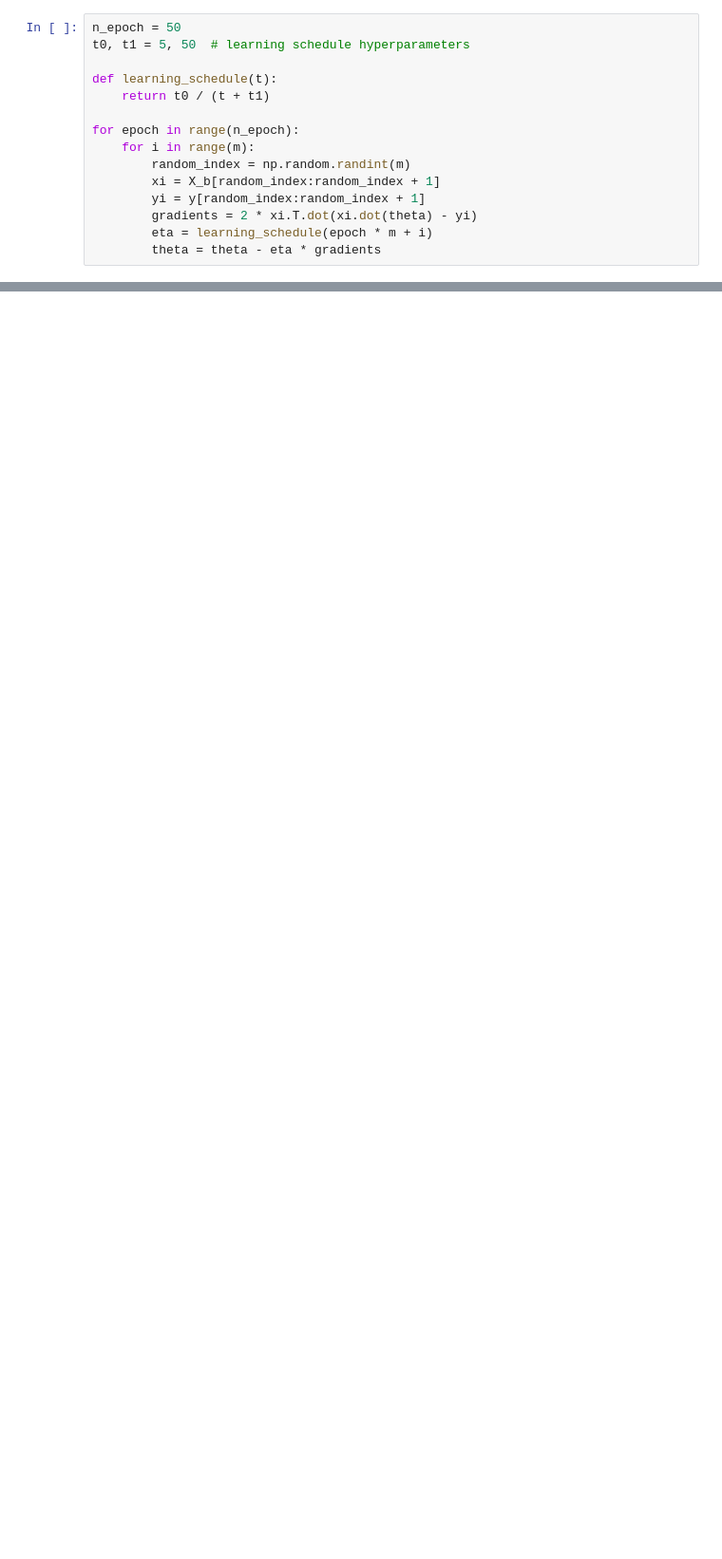
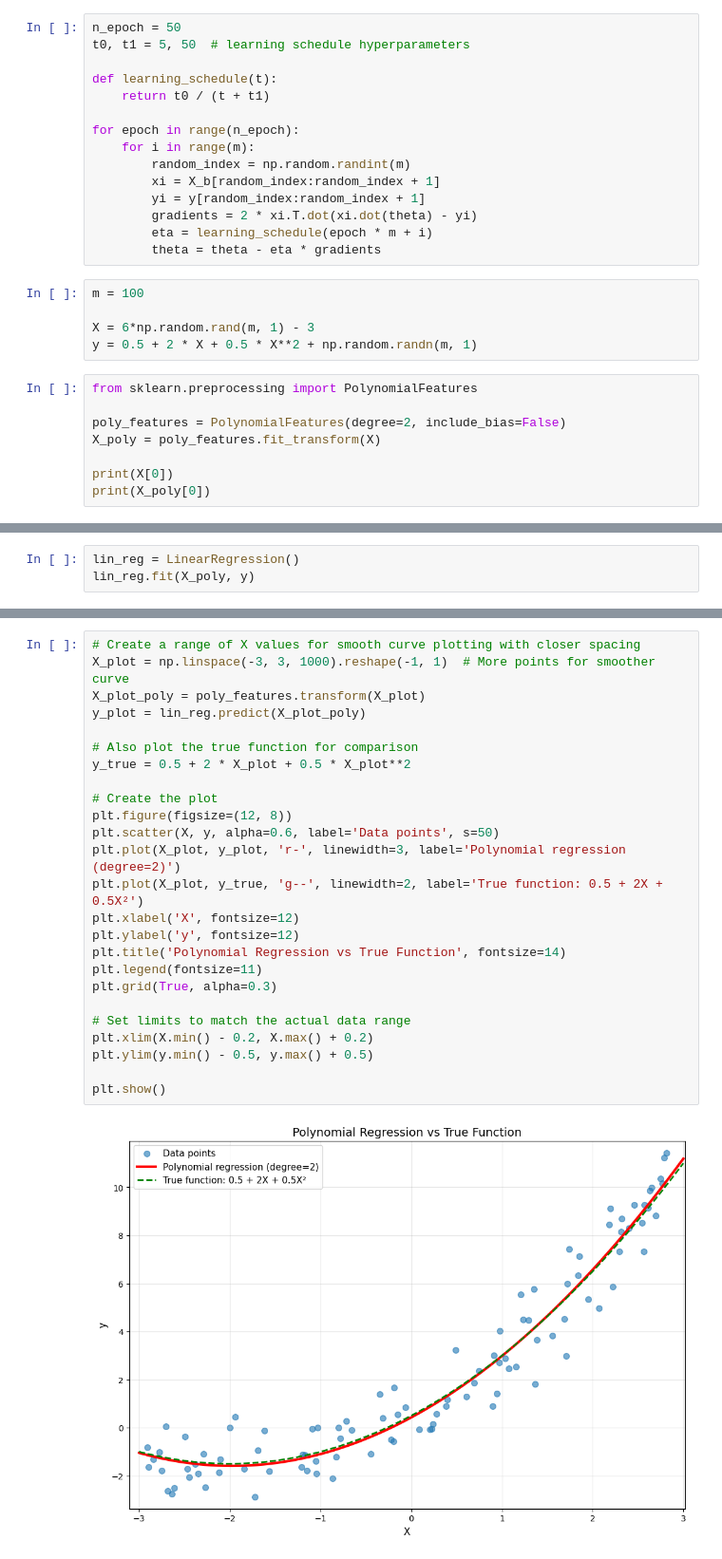
Before and after one commit to Vinuitik/AI_code, a Jupyter notebook: Hands-on-Machine Learning/TrainingModels.ipynb, the cells around one changed output, grey strips where cells are left out. Shown at 95% size. Saved outputs shown, nothing was run; the diff lists cells and outputs as text; blank space fills up the shorter version.

```diff
--- a/Hands-on-Machine Learning/TrainingModels.ipynb
+++ b/Hands-on-Machine Learning/TrainingModels.ipynb
@@ -87,3 +87,16 @@ for epoch in range(n_epoch):
         gradients = 2 * xi.T.dot(xi.dot(theta) - yi)
         eta = learning_schedule(epoch * m + i)
         theta = theta - eta * gradients
+# %%
+m = 100
+
+X = 6*np.random.rand(m, 1) - 3
+y = 0.5 + 2 * X + 0.5 * X**2 + np.random.randn(m, 1)
+# %%
+from sklearn.preprocessing import PolynomialFeatures
+
+poly_features = PolynomialFeatures(degree=2, include_bias=False)
+X_poly = poly_features.fit_transform(X)
+
+print(X[0])
+print(X_poly[0])
@@ -89,0 +106,3 @@ for epoch in range(n_epoch):
+# %%
+lin_reg = LinearRegression()
+lin_reg.fit(X_poly, y)
@@ -89,0 +115,27 @@ for epoch in range(n_epoch):
+# %%
+# Create a range of X values for smooth curve plotting with closer spacing
+X_plot = np.linspace(-3, 3, 1000).reshape(-1, 1)  # More points for smoother curve
+X_plot_poly = poly_features.transform(X_plot)
+y_plot = lin_reg.predict(X_plot_poly)
+
+# Also plot the true function for comparison
+y_true = 0.5 + 2 * X_plot + 0.5 * X_plot**2
+
+# Create the plot
+plt.figure(figsize=(12, 8))
+plt.scatter(X, y, alpha=0.6, label='Data points', s=50)
+plt.plot(X_plot, y_plot, 'r-', linewidth=3, label='Polynomial regression (degree=2)')
+plt.plot(X_plot, y_true, 'g--', linewidth=2, label='True function: 0.5 + 2X + 0.5X²')
+plt.xlabel('X', fontsize=12)
+plt.ylabel('y', fontsize=12)
+plt.title('Polynomial Regression vs True Function', fontsize=14)
+plt.legend(fontsize=11)
+plt.grid(True, alpha=0.3)
+
+# Set limits to match the actual data range
+plt.xlim(X.min() - 0.2, X.max() + 0.2)
+plt.ylim(y.min() - 0.5, y.max() + 0.5)
+
+plt.show()
+# %% [output]
+[figure, added]
```
Also changed, not shown: parts of 12 cells of this notebook.
